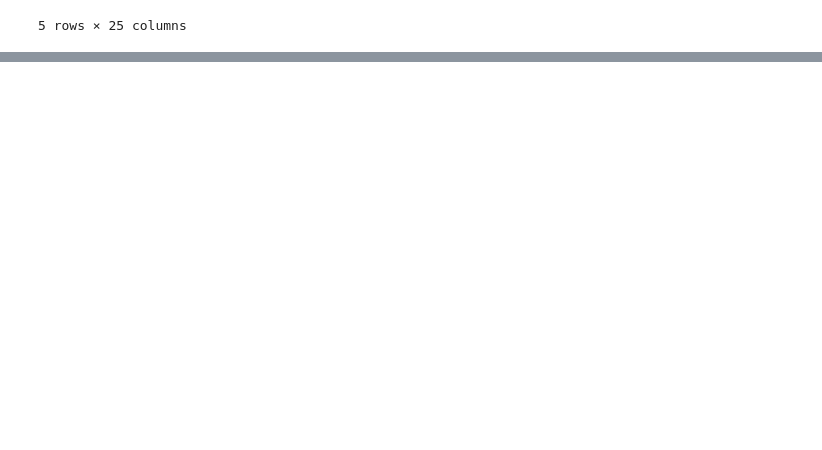
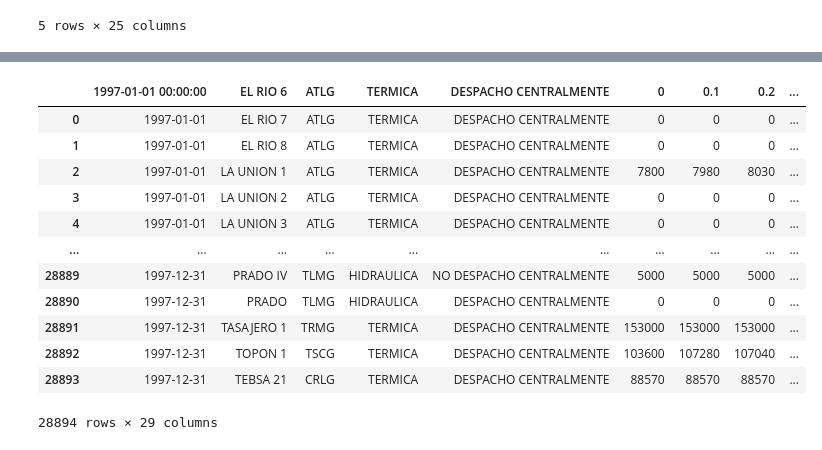
Before and after one commit to Mateoferrnandez/Projects, a Jupyter notebook: Personal Projects/Generacion electrica en Colombia/Dtacleaning.ipynb, the cells around one changed output, grey strips where cells are left out. Drawn from its saved outputs; the diff is of its cells as text; code cells hidden in the pictures; blank space fills up the shorter version.

```diff
--- a/Personal Projects/Generacion electrica en Colombia/Dtacleaning.ipynb
+++ b/Personal Projects/Generacion electrica en Colombia/Dtacleaning.ipynb
@@ -93,9 +215,8 @@ dataframes = []
 
 for archivo in os.listdir(ruta_data):
     if archivo.endswith(".xlsx"):  # Solo carga archivos Excel
-        count = count + 1
         ruta_completa = os.path.join(ruta_data, archivo)
-        df = pd.read_excel(ruta_completa,header=2)
+        df = pd.read_excel(ruta_completa,skiprows=2)
         dataframes.append(df)
 
 # Ahora la lista "dataframes" contiene todos los DataFrames cargados desde los archivos Excel en la carpeta "data"
@@ -119,0 +223,16 @@ prueba2.head()
+# %%
+dataframes[2]
+# %% [output]
+|  | 1997-01-01 00:00:00 | EL RIO 6 | ATLG | TERMICA | DESPACHO CENTRALMENTE | 0 | 0.1 | 0.2 | ... |
+| 0 | 1997-01-01 | EL RIO 7 | ATLG | TERMICA | DESPACHO CENTRALMENTE | 0 | 0 | 0 | ... |
+| 1 | 1997-01-01 | EL RIO 8 | ATLG | TERMICA | DESPACHO CENTRALMENTE | 0 | 0 | 0 | ... |
+| 2 | 1997-01-01 | LA UNION 1 | ATLG | TERMICA | DESPACHO CENTRALMENTE | 7800 | 7980 | 8030 | ... |
+| 3 | 1997-01-01 | LA UNION 2 | ATLG | TERMICA | DESPACHO CENTRALMENTE | 0 | 0 | 0 | ... |
+| 4 | 1997-01-01 | LA UNION 3 | ATLG | TERMICA | DESPACHO CENTRALMENTE | 0 | 0 | 0 | ... |
+| ... | ... | ... | ... | ... | ... | ... | ... | ... | ... |
+| 28889 | 1997-12-31 | PRADO IV | TLMG | HIDRAULICA | NO DESPACHO CENTRALMENTE | 5000 | 5000 | 5000 | ... |
+| 28890 | 1997-12-31 | PRADO | TLMG | HIDRAULICA | DESPACHO CENTRALMENTE | 0 | 0 | 0 | ... |
+| 28891 | 1997-12-31 | TASAJERO 1 | TRMG | TERMICA | DESPACHO CENTRALMENTE | 153000 | 153000 | 153000 | ... |
+| 28892 | 1997-12-31 | TOPON 1 | TSCG | TERMICA | DESPACHO CENTRALMENTE | 103600 | 107280 | 107040 | ... |
+| 28893 | 1997-12-31 | TEBSA 21 | CRLG | TERMICA | DESPACHO CENTRALMENTE | 88570 | 88570 | 88570 | ... |
+28894 rows × 29 columns
```
Also changed, not shown: parts of 16 cells of this notebook.
